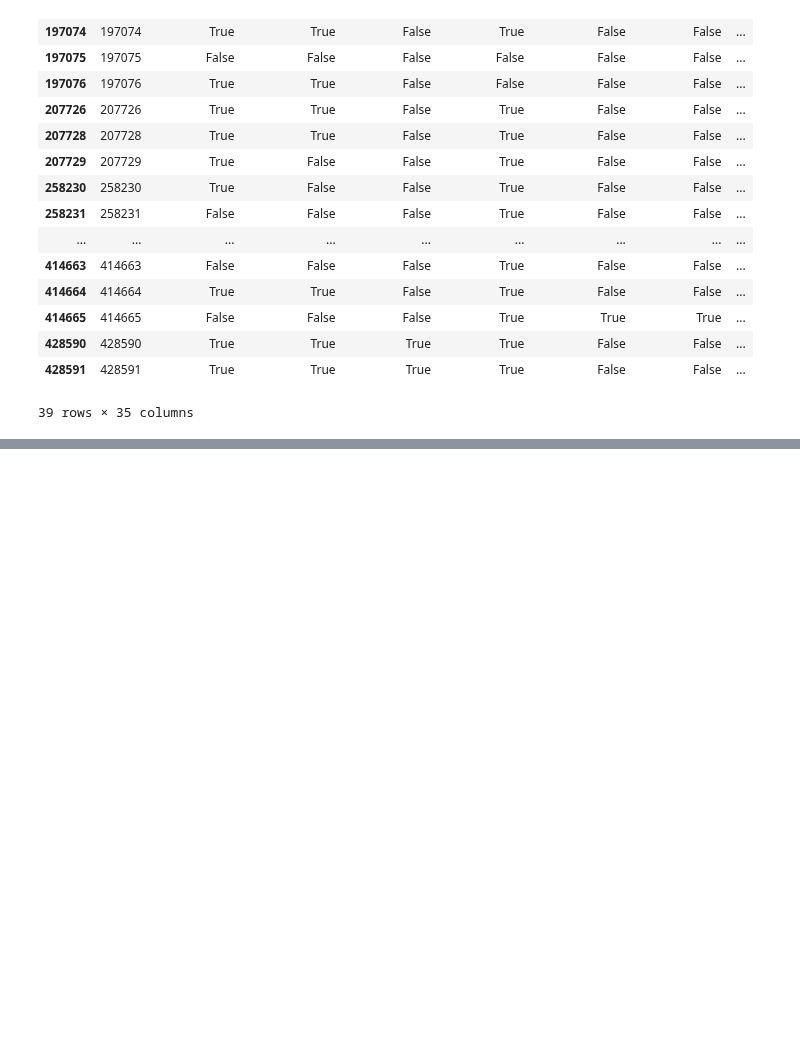
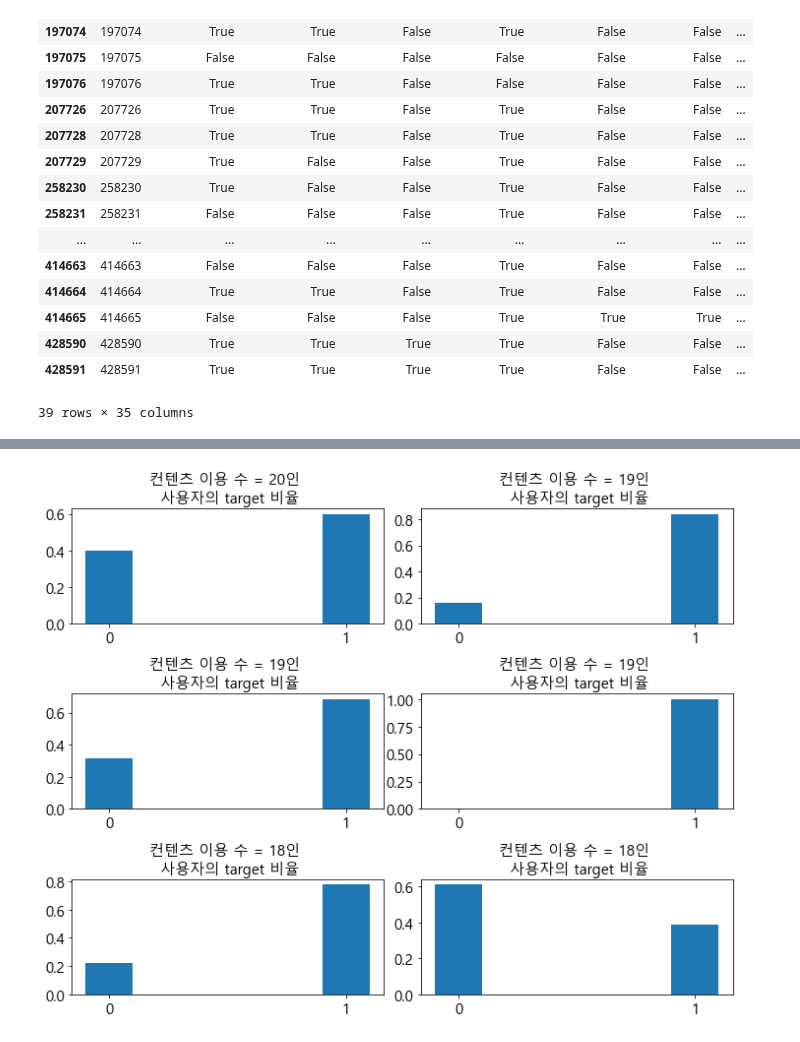
Before and after one commit to kbjung/Dacon, a Jupyter notebook: TP2(잡케어)/02_데이터분석/02-01_기본분석.ipynb, the cells around one changed output, grey strips where cells are left out. Cells and saved outputs as stored; diff of their text form; code cells hidden in the pictures; blank space fills up the shorter version.

```diff
--- a/TP2(잡케어)/02_데이터분석/02-01_기본분석.ipynb
+++ b/TP2(잡케어)/02_데이터분석/02-01_기본분석.ipynb
@@ -888,0 +1001,3 @@ Name: target, dtype: int64
+# %%
+rate = tmp.value_counts(normalize=True)
+rate
@@ -888,0 +1007,3 @@ Name: target, dtype: int64
+# %%
+tmp = pd.merge(rate, basic, how='outer')
+tmp
@@ -888,0 +1014,4 @@ Name: target, dtype: int64
+# %%
+tmp2 = pd.concat([rate, basic], axis=1, ignore_index=True)
+tmp2 = tmp2.fillna(0)
+tmp2
@@ -888,0 +1030,4 @@ Name: target, dtype: int64
+# %%
+# 사용자 별 컨텐츠 이용수
+person_rn_set = train['person_rn'].value_counts().reset_index()
+person_rn_set.head()
@@ -888,0 +1041,24 @@ Name: target, dtype: int64
+# %%
+plt.figure(figsize=(10,8))
+j = 1
+for i in range(6):
+    # 이용자 번호 별 타겟 비율 구하기
+    indx = person_rn_set.loc[i, 'index']
+    tmp = train[train['person_rn']==indx]['target']
+    rate = tmp.value_counts(normalize=True)
+    #
+    basic = pd.Series([0,1], name='target')
+    basic = basic.astype(float)
+    tmp2 = pd.concat([rate, basic], axis=1, ignore_index=True)
+    tmp2 = tmp2.fillna(0)
+    tmp2[0]
+
+    ax = plt.subplot(3,2,j)
+    plt.xticks(range(2), fontsize=15)
+    plt.yticks(fontsize=15)
+    plt.title(f'컨텐츠 이용 수 = {len(tmp)}인 \n 사용자의 target 비율', fontdict={'fontsize':15})
+    ax.bar(x=tmp2[0].index, height=tmp2[0], width=0.2)
+    j += 1
+plt.tight_layout()
+# %% [output]
+[figure, added]
```
Also changed, not shown: parts of 32 cells of this notebook, 1 other file.
